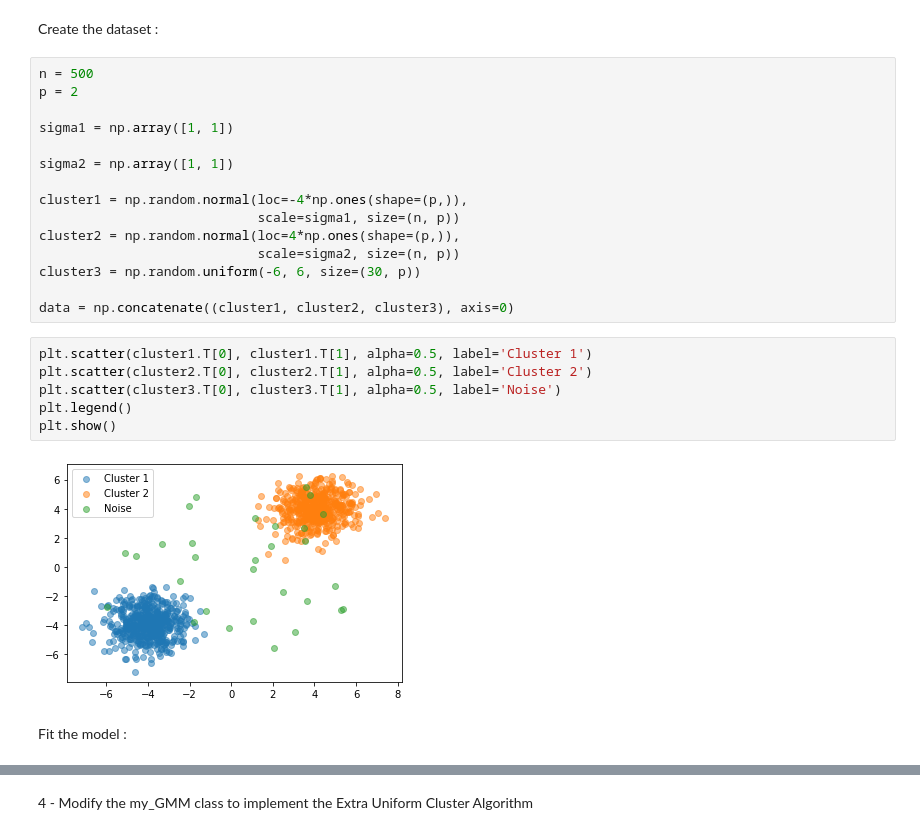
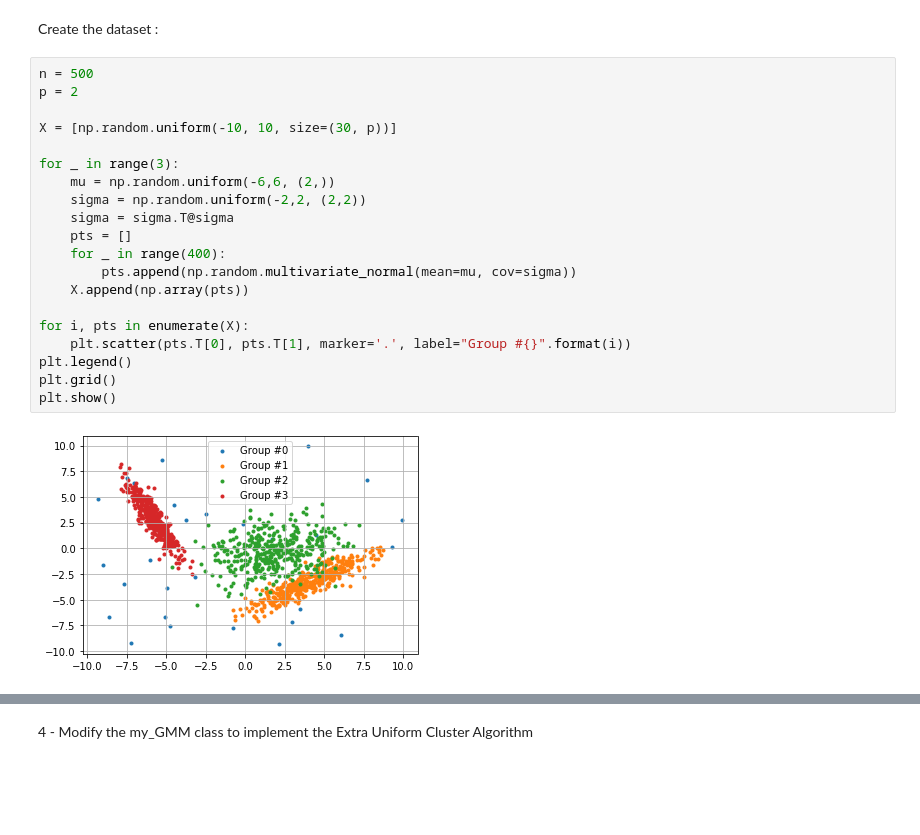
Before and after one commit to EmmanuelJhno/AML-labs, a Jupyter notebook: Cours 6 - TP/lab5-RMM.ipynb, the cells around one changed output, grey strips where cells are left out. Saved outputs shown, nothing was run; the diff lists cells and outputs as text; blank space fills up the shorter version.

```diff
--- a/Cours 6 - TP/lab5-RMM.ipynb
+++ b/Cours 6 - TP/lab5-RMM.ipynb
@@ -530,29 +530,26 @@ class my_tMM():
 3 - Generate one dataset with mixtures of t-distributions that ilustrate when tMM and GMM behave similarly and another dataset where tMM has a better performance
 # %% [markdown]
 Create the dataset :
-# %%
-n = 500
-p = 2
-
-sigma1 = np.array([1, 1])
-
-sigma2 = np.array([1, 1])
-
-cluster1 = np.random.normal(loc=-4*np.ones(shape=(p,)),
-                            scale=sigma1, size=(n, p))
-cluster2 = np.random.normal(loc=4*np.ones(shape=(p,)),
-                            scale=sigma2, size=(n, p))
-cluster3 = np.random.uniform(-6, 6, size=(30, p))
-
-data = np.concatenate((cluster1, cluster2, cluster3), axis=0)
-# %%
-plt.scatter(cluster1.T[0], cluster1.T[1], alpha=0.5, label='Cluster 1')
-plt.scatter(cluster2.T[0], cluster2.T[1], alpha=0.5, label='Cluster 2')
-plt.scatter(cluster3.T[0], cluster3.T[1], alpha=0.5, label='Noise')
-plt.legend()
-plt.show()
-# %% [output]
-[figure, removed]
-# %% [markdown]
-Fit the model :
+# %%
+n = 500
+p = 2
+
+X = [np.random.uniform(-10, 10, size=(30, p))]
+
+for _ in range(3):
+    mu = np.random.uniform(-6,6, (2,))
+    sigma = np.random.uniform(-2,2, (2,2))
+    sigma = sigma.T@sigma
+    pts = []
+    for _ in range(400):
+        pts.append(np.random.multivariate_normal(mean=mu, cov=sigma))
+    X.append(np.array(pts))
+
+for i, pts in enumerate(X):
+    plt.scatter(pts.T[0], pts.T[1], marker='.', label="Group #{}".format(i))
+plt.legend()
+plt.grid()
+plt.show()
+# %% [output]
+[figure, added]
 # %%
```
Also changed, not shown: parts of 24 cells of this notebook.
